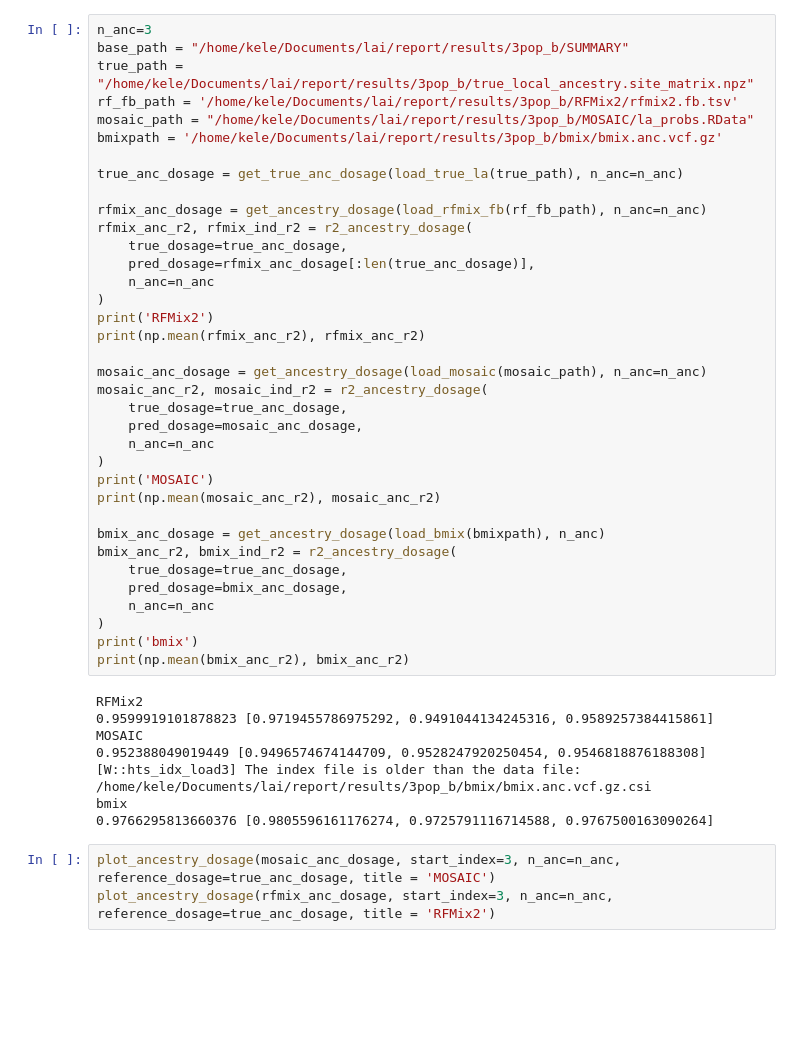
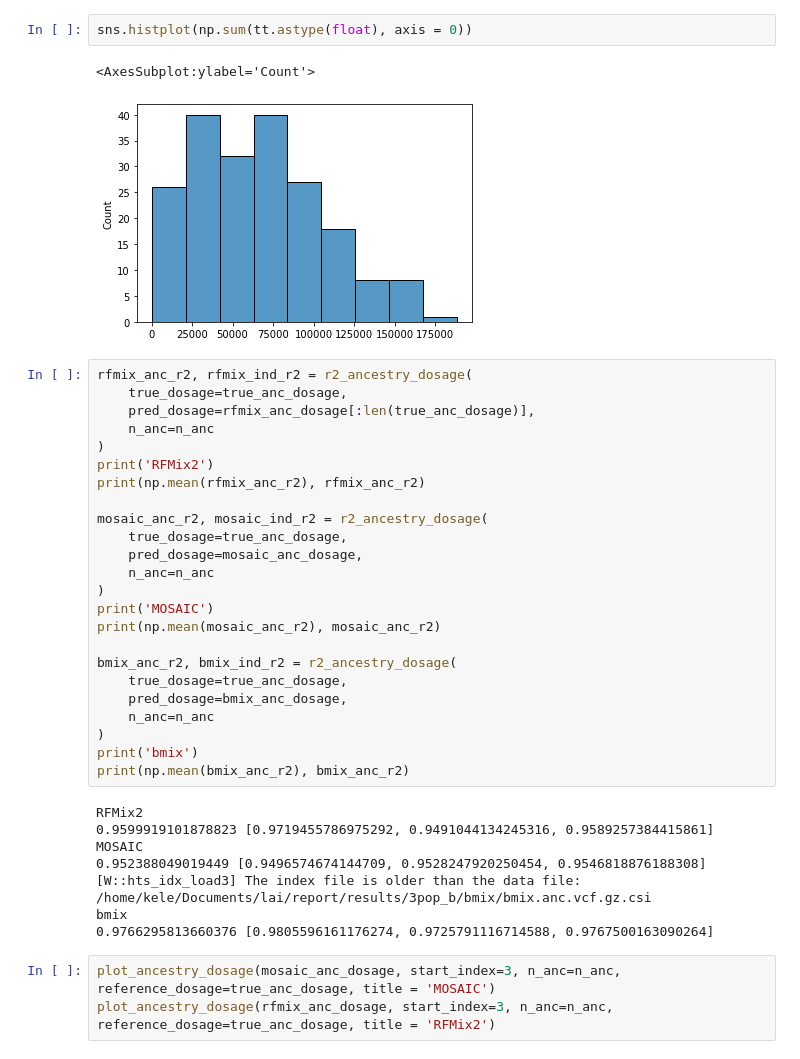
Before and after one commit to rwaples/lai-sim, a Jupyter notebook: workflow/notebooks/debug ancestry dosage Qscore.ipynb, the cells around one changed output. Saved outputs shown, nothing was run; the diff lists cells and outputs as text; blank space fills up the shorter version.

```diff
--- a/workflow/notebooks/debug ancestry dosage.ipynb
+++ b/workflow/notebooks/debug ancestry dosage Qscore.ipynb
@@ -155,14 +314,9 @@ def plot_ancestry_dosage(pred_dosage, start_index, n_anc, reference_dosage=None,
+# %%
+sns.histplot(np.sum(tt.astype(float), axis = 0))
+# %% [output]
+<AxesSubplot:ylabel='Count'>
+[figure, added]
 # %%
-n_anc=3
-base_path = "/home/kele/Documents/lai/report/results/3pop_b/SUMMARY"
-true_path = "/home/kele/Documents/lai/report/results/3pop_b/true_local_ancestry.site_matrix.npz"
-rf_fb_path = '/home/kele/Documents/lai/report/results/3pop_b/RFMix2/rfmix2.fb.tsv'
-mosaic_path = "/home/kele/Documents/lai/report/results/3pop_b/MOSAIC/la_probs.RData"
-bmixpath = '/home/kele/Documents/lai/report/results/3pop_b/bmix/bmix.anc.vcf.gz'
-
-true_anc_dosage = get_true_anc_dosage(load_true_la(true_path), n_anc=n_anc)
-
-rfmix_anc_dosage = get_ancestry_dosage(load_rfmix_fb(rf_fb_path), n_anc=n_anc)
 rfmix_anc_r2, rfmix_ind_r2 = r2_ancestry_dosage(
     true_dosage=true_anc_dosage,
     pred_dosage=rfmix_anc_dosage[:len(true_anc_dosage)],
@@ -171,7 +325,6 @@ rfmix_anc_r2, rfmix_ind_r2 = r2_ancestry_dosage(
 print('RFMix2')
 print(np.mean(rfmix_anc_r2), rfmix_anc_r2)
 
-mosaic_anc_dosage = get_ancestry_dosage(load_mosaic(mosaic_path), n_anc=n_anc)
 mosaic_anc_r2, mosaic_ind_r2 = r2_ancestry_dosage(
     true_dosage=true_anc_dosage,
     pred_dosage=mosaic_anc_dosage,
@@ -180,7 +333,6 @@ mosaic_anc_r2, mosaic_ind_r2 = r2_ancestry_dosage(
 print('MOSAIC')
 print(np.mean(mosaic_anc_r2), mosaic_anc_r2)
 
-bmix_anc_dosage = get_ancestry_dosage(load_bmix(bmixpath), n_anc)
 bmix_anc_r2, bmix_ind_r2 = r2_ancestry_dosage(
     true_dosage=true_anc_dosage,
     pred_dosage=bmix_anc_dosage,
```
Also changed, not shown: parts of 33 cells of this notebook, 4 other files.
